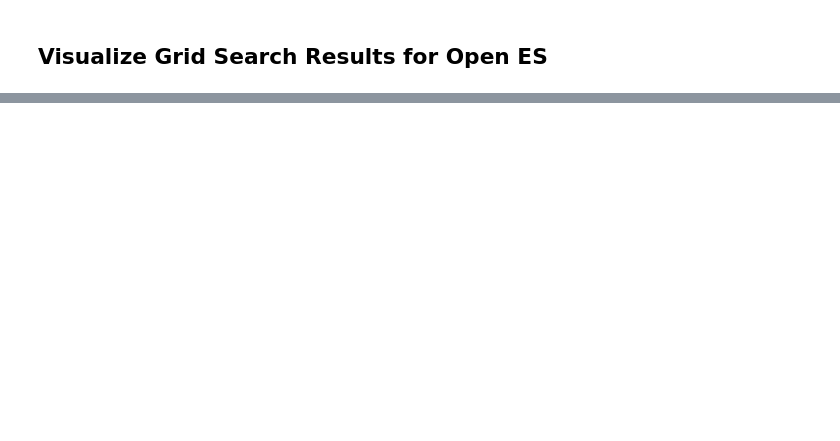
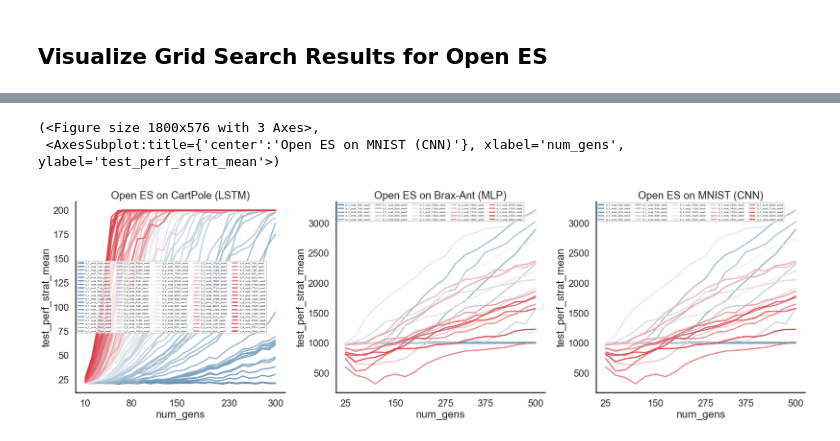
Before and after one commit to neuroevobench/neuroevobench, a Jupyter notebook: notebooks/viz_grid.ipynb, the cells around one changed output, grey strips where cells are left out. Cells and saved outputs as stored; diff of their text form; code cells hidden in the pictures; blank space fills up the shorter version.

```diff
--- a/notebooks/viz_grid.ipynb
+++ b/notebooks/viz_grid.ipynb
@@ -25,0 +54,12 @@ visualize_2D_grid(
+# %%
+fig, axs = plt.subplots(1, 3, figsize=(25, 8))
+meta_log_cart.plot("test_perf_strat_mean", num_legend_cols=5, fig=fig,
+    ax=axs[0], plot_title="Open ES on CartPole (LSTM)")
+meta_log_ant.plot("test_perf_strat_mean", num_legend_cols=5, fig=fig,
+    ax=axs[1], plot_title="Open ES on Brax-Ant (MLP)")
+meta_log_ant.plot("test_perf_strat_mean", num_legend_cols=5, fig=fig,
+    ax=axs[2], plot_title="Open ES on MNIST (CNN)")
+# %% [output]
+(<Figure size 1800x576 with 3 Axes>,
+ <AxesSubplot:title={'center':'Open ES on MNIST (CNN)'}, xlabel='num_gens', ylabel='test_perf_strat_mean'>)
+[figure, added]
```
Also changed, not shown: parts of 3 cells of this notebook, 12 other files.
